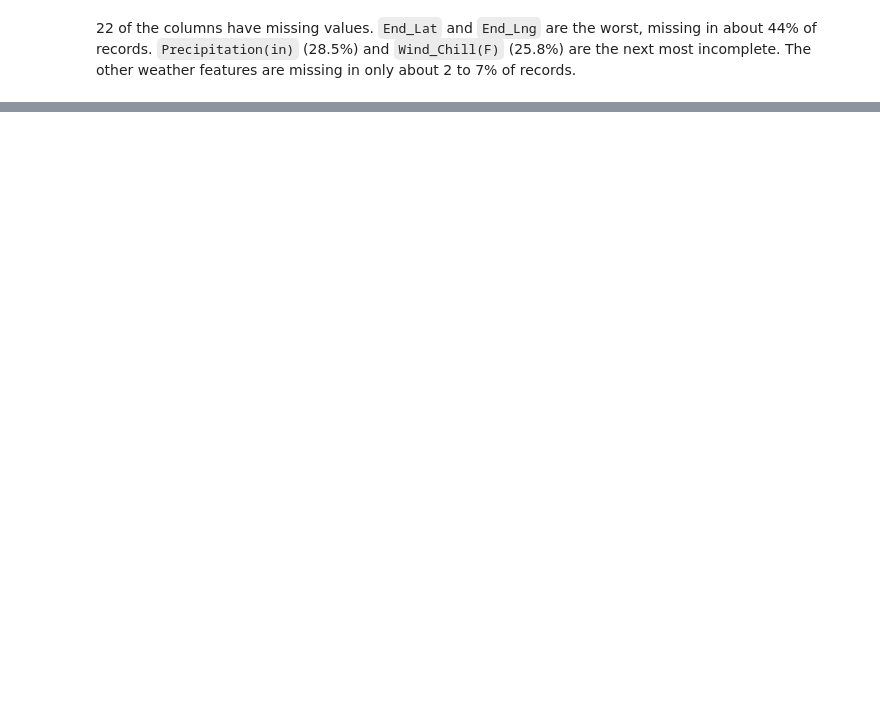
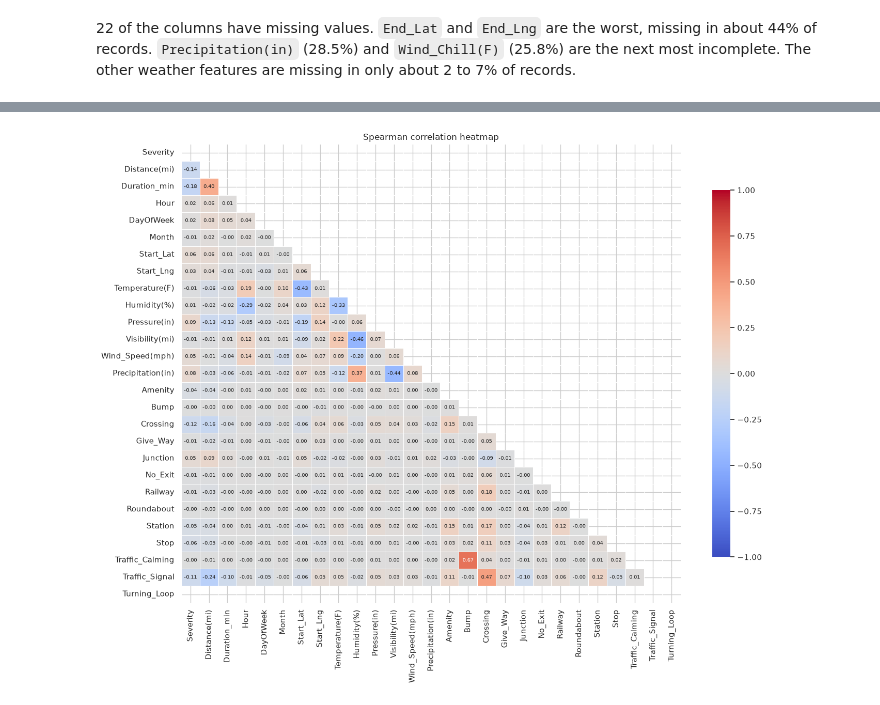
Before and after one commit to ZSchuler/traffic-accident-severity-predictor, a Jupyter notebook: eda.ipynb, the cells around one changed output, grey strips where cells are left out. Saved outputs shown, nothing was run; the diff lists cells and outputs as text; code cells hidden in the pictures; blank space fills up the shorter version.

```diff
--- a/eda.ipynb
+++ b/eda.ipynb
@@ -84,0 +134,26 @@ plt.show()
+# %%
+sns.set_theme(style="whitegrid")
+
+bool_cols = df.select_dtypes(include='bool').columns.tolist()
+
+corr_cols = ['Severity', 'Distance(mi)', 'Duration_min', 'Hour', 'DayOfWeek', 'Month',
+             'Start_Lat', 'Start_Lng', 'Temperature(F)', 'Humidity(%)', 'Pressure(in)',
+             'Visibility(mi)', 'Wind_Speed(mph)', 'Precipitation(in)']
+corr_cols = [c for c in corr_cols if c in df.columns] + bool_cols
+
+corr_df = df[corr_cols].copy()
+corr_df[bool_cols] = corr_df[bool_cols].astype(int)
+
+corr = corr_df.corr(method='spearman')   # Spearman handles skew/outliers better than Pearson
+
+mask = np.triu(np.ones_like(corr, dtype=bool))   # hide the redundant upper triangle
+
+plt.figure(figsize=(14, 11))
+sns.heatmap(corr, mask=mask, cmap='coolwarm', center=0, vmin=-1, vmax=1,
+            annot=True, fmt='.2f', annot_kws={'size': 7},
+            linewidths=0.5, cbar_kws={'shrink': 0.8})
+plt.title('Spearman correlation heatmap')
+plt.tight_layout()
+plt.show()
+# %% [output]
+[figure, added]
```
Also changed, not shown: parts of 7 cells of this notebook, 1 other file.
